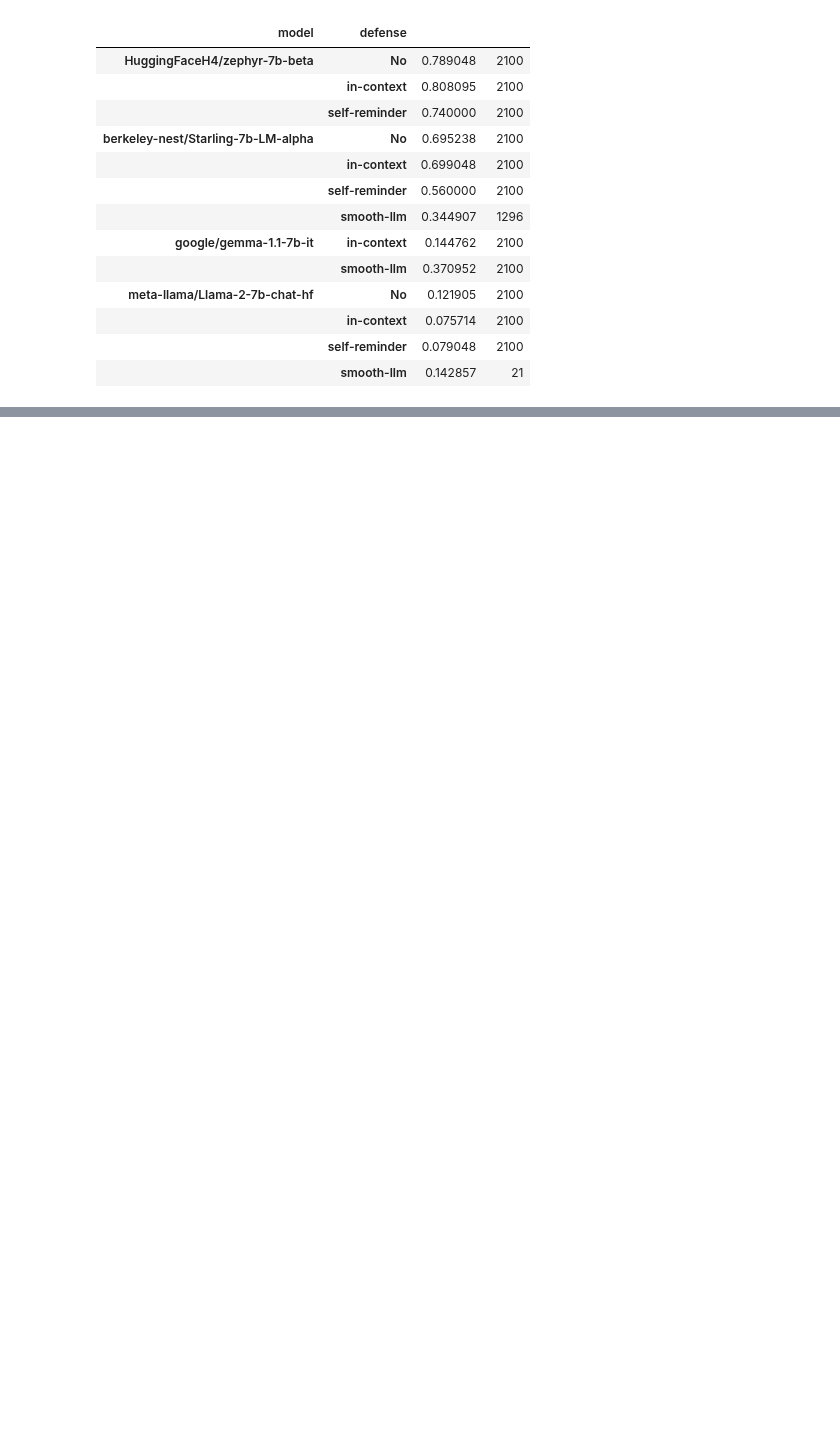
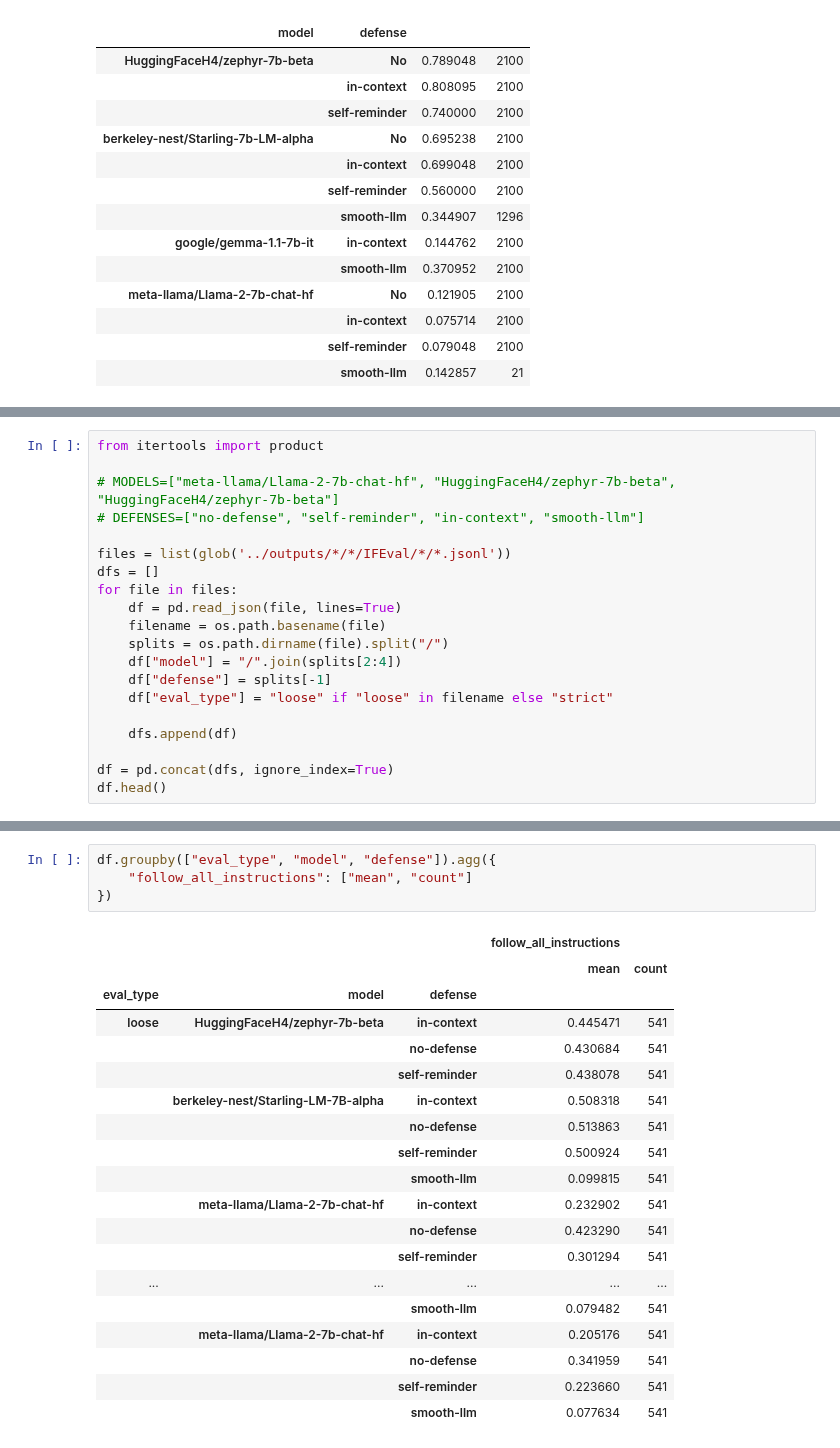
Before and after one commit to HeegyuKim/EasyJailbreak, a Jupyter notebook: notebook/visualize_results.ipynb, the cells around one changed output, grey strips where cells are left out. Saved outputs shown, nothing was run; the diff lists cells and outputs as text; blank space fills up the shorter version.

```diff
--- a/notebook/visualize_results.ipynb
+++ b/notebook/visualize_results.ipynb
@@ -56,0 +57,20 @@ df.groupby(['model', 'defense']).agg({
+# %%
+from itertools import product
+
+# MODELS=["meta-llama/Llama-2-7b-chat-hf", "HuggingFaceH4/zephyr-7b-beta", "HuggingFaceH4/zephyr-7b-beta"]
+# DEFENSES=["no-defense", "self-reminder", "in-context", "smooth-llm"]
+
+files = list(glob('../outputs/*/*/IFEval/*/*.jsonl'))
+dfs = []
+for file in files:
+    df = pd.read_json(file, lines=True)
+    filename = os.path.basename(file)
+    splits = os.path.dirname(file).split("/")
+    df["model"] = "/".join(splits[2:4])
+    df["defense"] = splits[-1]
+    df["eval_type"] = "loose" if "loose" in filename else "strict"
+
+    dfs.append(df)
+
+df = pd.concat(dfs, ignore_index=True)
+df.head()
@@ -56,0 +84,24 @@ df.groupby(['model', 'defense']).agg({
+# %%
+df.groupby(["eval_type", "model", "defense"]).agg({
+    "follow_all_instructions": ["mean", "count"]
+})
+# %% [output]
+|  |  |  | follow_all_instructions |  |
+|  |  |  | mean | count |
+| eval_type | model | defense |  |  |
+| loose | HuggingFaceH4/zephyr-7b-beta | in-context | 0.445471 | 541 |
+|  |  | no-defense | 0.430684 | 541 |
+|  |  | self-reminder | 0.438078 | 541 |
+|  | berkeley-nest/Starling-LM-7B-alpha | in-context | 0.508318 | 541 |
+|  |  | no-defense | 0.513863 | 541 |
+|  |  | self-reminder | 0.500924 | 541 |
+|  |  | smooth-llm | 0.099815 | 541 |
+|  | meta-llama/Llama-2-7b-chat-hf | in-context | 0.232902 | 541 |
+|  |  | no-defense | 0.423290 | 541 |
+|  |  | self-reminder | 0.301294 | 541 |
+| ... | ... | ... | ... | ... |
+|  |  | smooth-llm | 0.079482 | 541 |
+|  | meta-llama/Llama-2-7b-chat-hf | in-context | 0.205176 | 541 |
+|  |  | no-defense | 0.341959 | 541 |
+|  |  | self-reminder | 0.223660 | 541 |
+|  |  | smooth-llm | 0.077634 | 541 |
```
Also changed, not shown: parts of 8 cells of this notebook, 16 other files.
